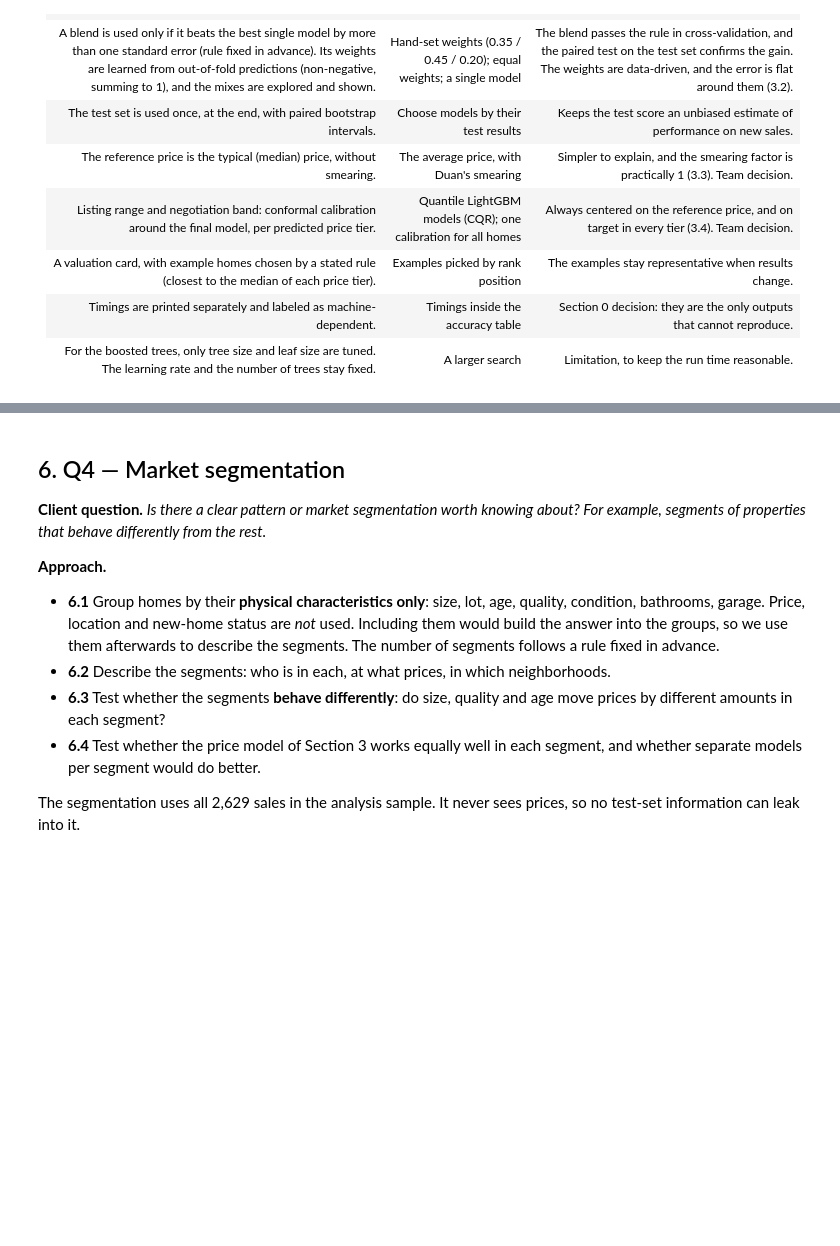
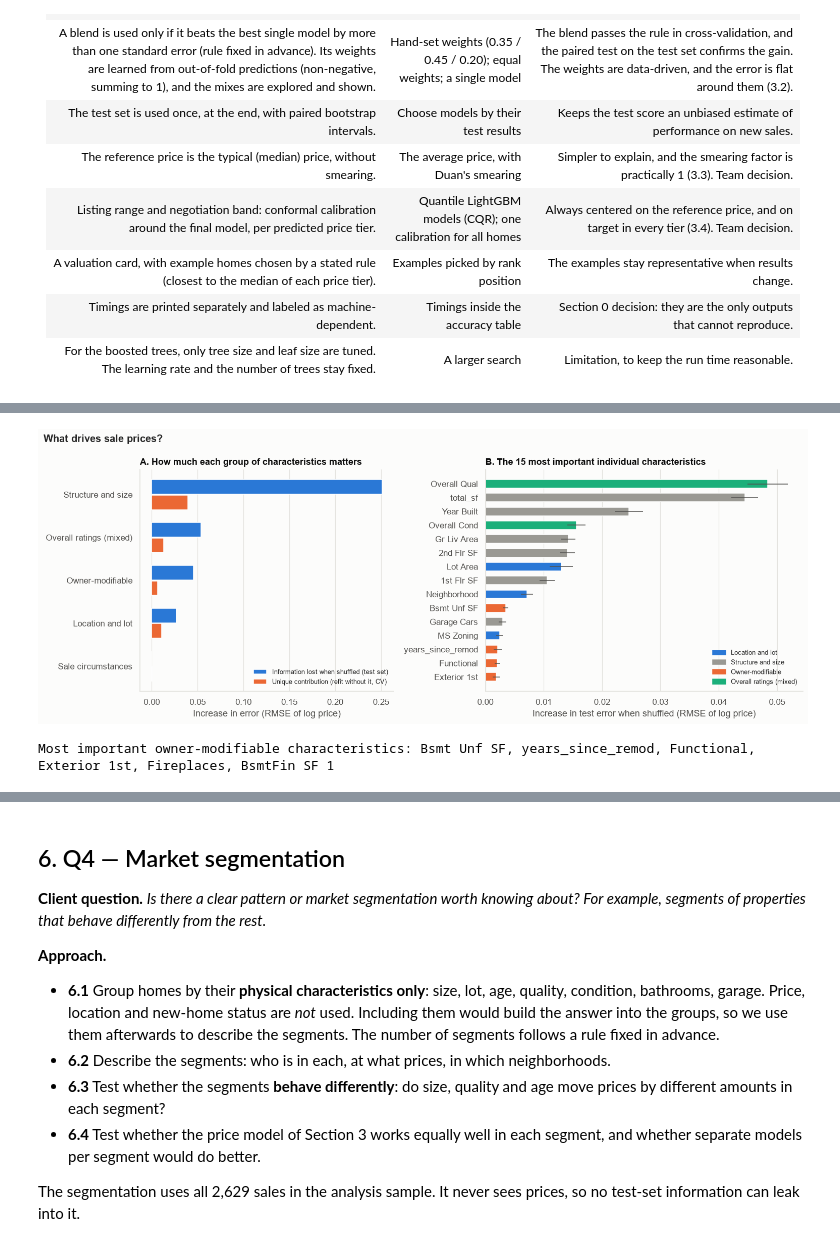
Before and after one commit to daniosp/final-proyect-ml, a Jupyter notebook: main/clearview_analysis.ipynb, the cells around one changed output, grey strips where cells are left out. Saved outputs shown, nothing was run; the diff lists cells and outputs as text; code cells hidden in the pictures; blank space fills up the shorter version.

```diff
--- a/main/clearview_analysis.ipynb
+++ b/main/clearview_analysis.ipynb
@@ -2878,0 +2689,40 @@ plt.show()
+# %%
+TOP_N_DRIVERS = 15
+perm = permutation_importance(FinalModel(), X_test_f, y_test_log, n_repeats=10, random_state=SEED,
+                              scoring="neg_root_mean_squared_error")
+driver_importance = pd.DataFrame({"importance": perm.importances_mean, "SD": perm.importances_std,
+                                  "group": [GROUP_OF[v] for v in FEATURE_COLS]},
+                                 index=pd.Index(FEATURE_COLS, name="variable")).sort_values("importance", ascending=False)
+
+fig, axes = plt.subplots(1, 2, figsize=(14, 5.4), gridspec_kw={"width_ratios": [1, 1.25]})
+ax = axes[0]
+gi = group_importance.sort_values("information lost when shuffled (test)")
+y = np.arange(len(gi))
+ax.barh(y + 0.18, gi["information lost when shuffled (test)"], height=0.34, color=COLORS["blue"],
+        label="Information lost when shuffled (test set)")
+ax.barh(y - 0.18, gi["unique contribution (CV)"], height=0.34, color=COLORS["orange"],
+        label="Unique contribution (refit without it, CV)")
+ax.set_yticks(y, labels=gi.index)
+ax.set_xlabel("Increase in error (RMSE of log price)")
+ax.set_title("A. How much each group of characteristics matters")
+ax.legend(frameon=False, fontsize=8.5, loc="lower right")
+ax.grid(axis="y", visible=False)
+ax = axes[1]
+top = driver_importance.head(TOP_N_DRIVERS).iloc[::-1]
+ax.barh(top.index, top["importance"], xerr=top["SD"], color=[GROUP_COLORS[g] for g in top["group"]],
+        height=0.62, error_kw={"ecolor": COLORS["text2"], "elinewidth": 1})
+handles = [plt.Rectangle((0, 0), 1, 1, color=c) for g, c in GROUP_COLORS.items() if g in set(top["group"])]
+ax.legend(handles, [g for g in GROUP_COLORS if g in set(top["group"])], frameon=False, fontsize=8.5, loc="lower right")
+ax.set_xlabel("Increase in test error when shuffled (RMSE of log price)")
+ax.set_title(f"B. The {TOP_N_DRIVERS} most important individual characteristics")
+ax.grid(axis="y", visible=False)
+fig.suptitle("What drives sale prices?", x=0.01, ha="left", fontweight="bold", fontsize=13)
+plt.tight_layout()
+save_fig(fig, "04_price_drivers")
+plt.show()
+
+print("Most important owner-modifiable characteristics:",
+      ", ".join(driver_importance[driver_importance["group"] == "Owner-modifiable"].head(6).index))
+# %% [output]
+[figure, added]
+Most important owner-modifiable characteristics: Bsmt Unf SF, years_since_remod, Functional, Exterior 1st, Fireplaces, BsmtFin SF 1
```
Also changed, not shown: parts of 36 cells of this notebook, 7 other files.
